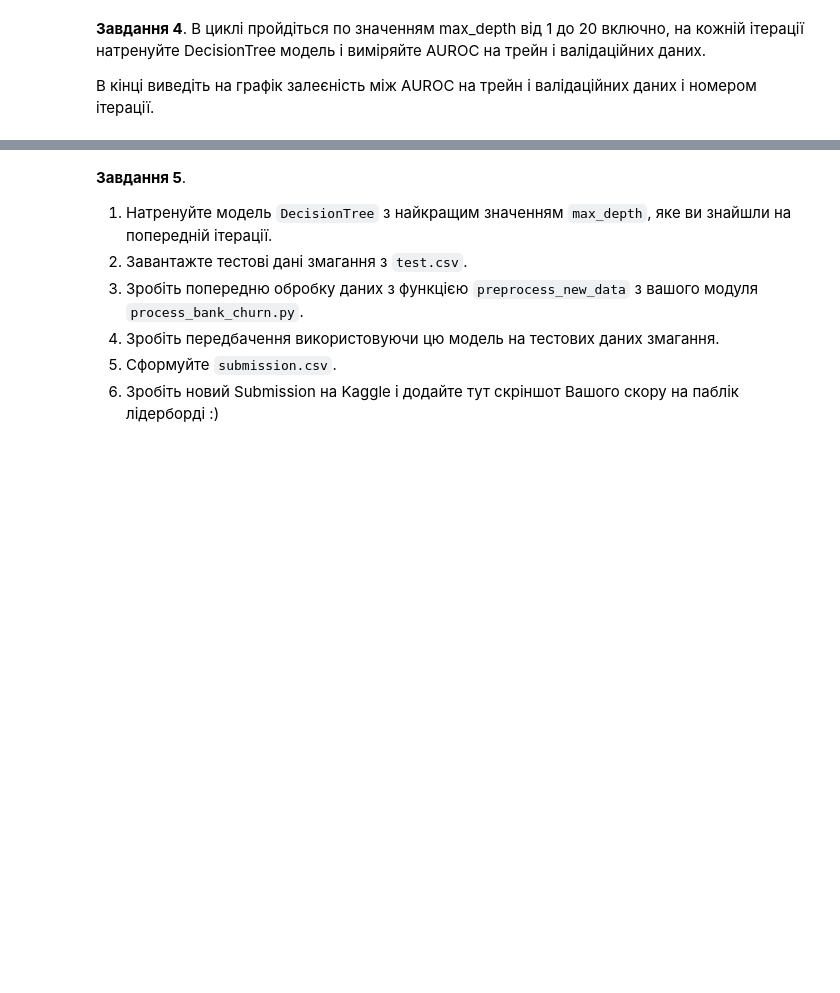
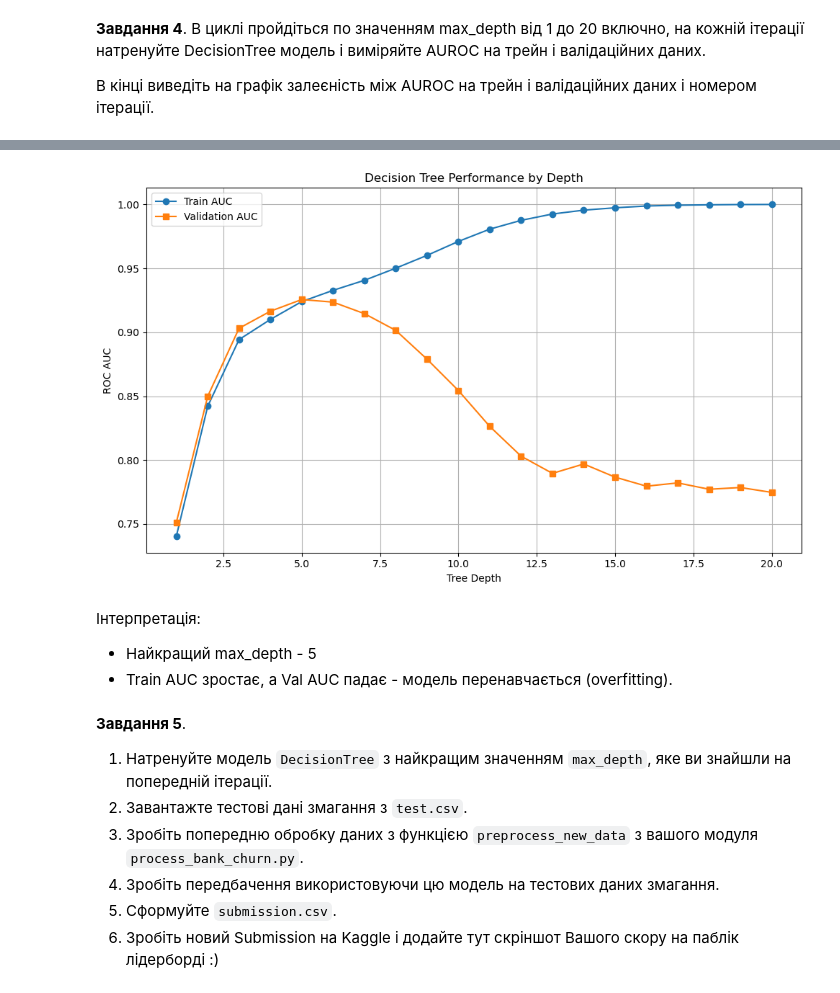
Before and after one commit to LiubovRev/Fake-News-Detector, a Jupyter notebook: decision_trees/HW_2_3_Дерева_прийняття_рішень.ipynb, the cells around one changed output, grey strips where cells are left out. Saved outputs shown, nothing was run; the diff lists cells and outputs as text; code cells hidden in the pictures; blank space fills up the shorter version.

```diff
--- a/decision_trees/HW_2_3_Дерева_прийняття_рішень.ipynb
+++ b/decision_trees/HW_2_3_Дерева_прийняття_рішень.ipynb
@@ -48,4 +230,26 @@
+# %%
+best_model = DecisionTreeClassifier(max_depth=4, max_leaf_nodes=10, random_state=42)
+best_model.fit(X_train, y_train)
 # %% [markdown]
 **Завдання 4**. В циклі пройдіться по значенням max_depth від 1 до 20 включно, на кожній ітерації натренуйте DecisionTree модель і виміряйте AUROC на трейн і валідаційних даних.
 
 В кінці виведіть на графік залеєність між AUROC на трейн і валідаційних даних і номером ітерації.
+# %%
+train_aucs = []
+val_aucs = []
+depth_range = list(range(1, 21))
+
+for depth in depth_range:
+    model = DecisionTreeClassifier(max_depth=depth, random_state=42)
+    model.fit(X_train, y_train)
+
+    train_proba = model.predict_proba(X_train)[:, 1]
+    val_proba = model.predict_proba(X_val)[:, 1]
+
+    train_auc = roc_auc_score(y_train, train_proba)
+    val_auc = roc_auc_score(y_val, val_proba)
+
+    train_aucs.append(train_auc)
+    val_aucs.append(val_auc)
+
+    print(f"Depth: {depth:2d} | Train AUC: {train_auc:.4f} | Val AUC: {val_auc:.4f}")
@@ -52,3 +277,21 @@
+# %%
+plt.figure(figsize=(10, 6))
+plt.plot(depth_range, train_aucs, label='Train AUC', marker='o')
+plt.plot(depth_range, val_aucs, label='Validation AUC', marker='s')
+plt.xlabel('Tree Depth')
+plt.ylabel('ROC AUC')
+plt.title('Decision Tree Performance by Depth')
+plt.legend()
+plt.grid(True)
+plt.tight_layout()
+plt.show()
+# %% [output]
+[figure, added]
+# %% [markdown]
+Інтерпретація:
+
+- Найкращий max_depth - 5
+- Train AUC зростає, а Val AUC падає - модель перенавчається (overfitting).
 # %% [markdown]
 **Завдання 5**.
 1. Натренуйте модель `DecisionTree` з найкращим значенням `max_depth`, яке ви знайшли на попередній ітерації.
```
Also changed, not shown: parts of 22 cells of this notebook, 4 other files.
